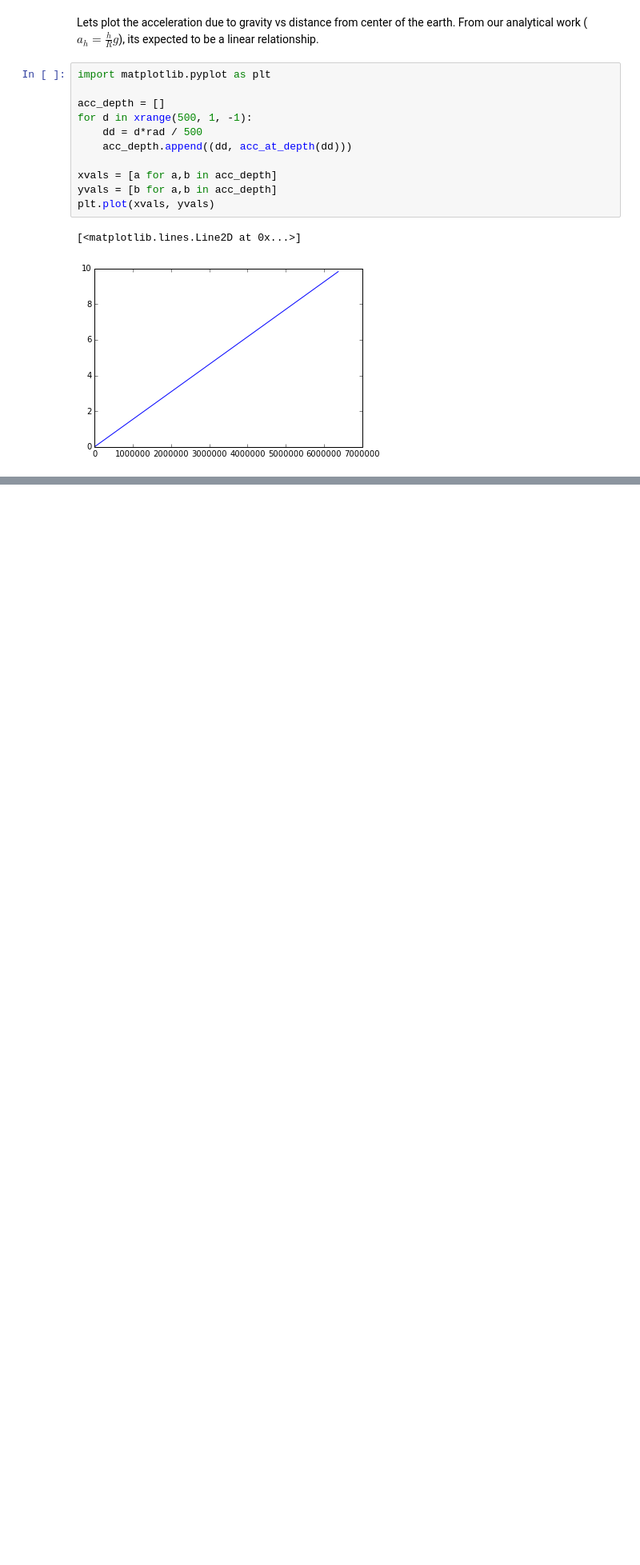
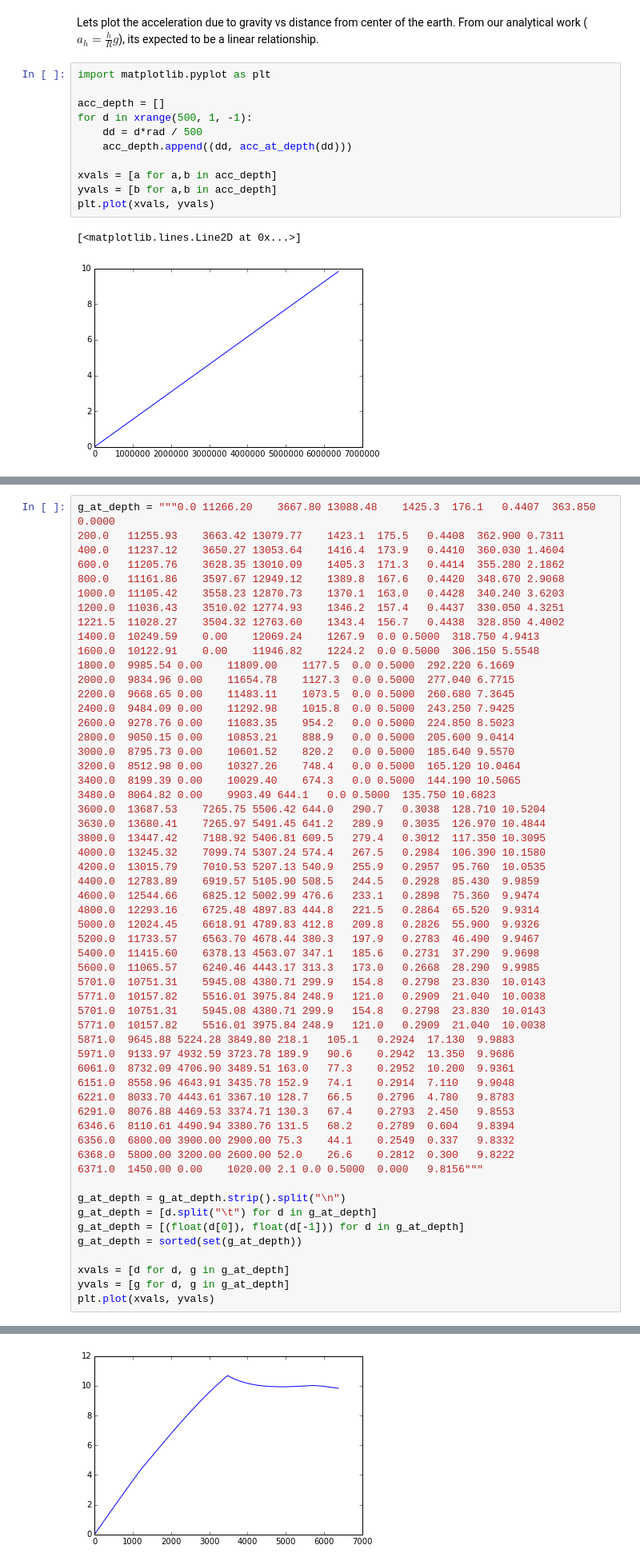
Before and after one commit to motleytech/pybook, a Jupyter notebook: books/Falling_through_the_earth.ipynb, the cells around one changed output, grey strips where cells are left out. Shown: that part at 80% size. Drawn from its saved outputs; the diff is of its cells as text; blank space fills up the shorter version.

```diff
--- a/books/Falling_through_the_earth.ipynb
+++ b/books/Falling_through_the_earth.ipynb
@@ -96,0 +86,57 @@ pp([(ds, tm, tm/60) for ds, tm in results])
+# %%
+g_at_depth = """0.0	11266.20	3667.80	13088.48	1425.3	176.1	0.4407	363.850	0.0000
+200.0	11255.93	3663.42	13079.77	1423.1	175.5	0.4408	362.900	0.7311
+400.0	11237.12	3650.27	13053.64	1416.4	173.9	0.4410	360.030	1.4604
+600.0	11205.76	3628.35	13010.09	1405.3	171.3	0.4414	355.280	2.1862
+800.0	11161.86	3597.67	12949.12	1389.8	167.6	0.4420	348.670	2.9068
+1000.0	11105.42	3558.23	12870.73	1370.1	163.0	0.4428	340.240	3.6203
+1200.0	11036.43	3510.02	12774.93	1346.2	157.4	0.4437	330.050	4.3251
+1221.5	11028.27	3504.32	12763.60	1343.4	156.7	0.4438	328.850	4.4002
+1400.0	10249.59	0.00	12069.24	1267.9	0.0	0.5000	318.750	4.9413
+1600.0	10122.91	0.00	11946.82	1224.2	0.0	0.5000	306.150	5.5548
+1800.0	9985.54	0.00	11809.00	1177.5	0.0	0.5000	292.220	6.1669
+2000.0	9834.96	0.00	11654.78	1127.3	0.0	0.5000	277.040	6.7715
+2200.0	9668.65	0.00	11483.11	1073.5	0.0	0.5000	260.680	7.3645
+2400.0	9484.09	0.00	11292.98	1015.8	0.0	0.5000	243.250	7.9425
+2600.0	9278.76	0.00	11083.35	954.2	0.0	0.5000	224.850	8.5023
+2800.0	9050.15	0.00	10853.21	888.9	0.0	0.5000	205.600	9.0414
+3000.0	8795.73	0.00	10601.52	820.2	0.0	0.5000	185.640	9.5570
+3200.0	8512.98	0.00	10327.26	748.4	0.0	0.5000	165.120	10.0464
+3400.0	8199.39	0.00	10029.40	674.3	0.0	0.5000	144.190	10.5065
+3480.0	8064.82	0.00	9903.49	644.1	0.0	0.5000	135.750	10.6823
+3600.0	13687.53	7265.75	5506.42	644.0	290.7	0.3038	128.710	10.5204
+3630.0	13680.41	7265.97	5491.45	641.2	289.9	0.3035	126.970	10.4844
+3800.0	13447.42	7188.92	5406.81	609.5	279.4	0.3012	117.350	10.3095
+4000.0	13245.32	7099.74	5307.24	574.4	267.5	0.2984	106.390	10.1580
+4200.0	13015.79	7010.53	5207.13	540.9	255.9	0.2957	95.760	10.0535
+4400.0	12783.89	6919.57	5105.90	508.5	244.5	0.2928	85.430	9.9859
+4600.0	12544.66	6825.12	5002.99	476.6	233.1	0.2898	75.360	9.9474
+4800.0	12293.16	6725.48	4897.83	444.8	221.5	0.2864	65.520	9.9314
+5000.0	12024.45	6618.91	4789.83	412.8	209.8	0.2826	55.900	9.9326
+5200.0	11733.57	6563.70	4678.44	380.3	197.9	0.2783	46.490	9.9467
+5400.0	11415.60	6378.13	4563.07	347.1	185.6	0.2731	37.290	9.9698
+5600.0	11065.57	6240.46	4443.17	313.3	173.0	0.2668	28.290	9.9985
+5701.0	10751.31	5945.08	4380.71	299.9	154.8	0.2798	23.830	10.0143
+5771.0	10157.82	5516.01	3975.84	248.9	121.0	0.2909	21.040	10.0038
+5701.0	10751.31	5945.08	4380.71	299.9	154.8	0.2798	23.830	10.0143
+5771.0	10157.82	5516.01	3975.84	248.9	121.0	0.2909	21.040	10.0038
+5871.0	9645.88	5224.28	3849.80	218.1	105.1	0.2924	17.130	9.9883
+5971.0	9133.97	4932.59	3723.78	189.9	90.6	0.2942	13.350	9.9686
+6061.0	8732.09	4706.90	3489.51	163.0	77.3	0.2952	10.200	9.9361
+6151.0	8558.96	4643.91	3435.78	152.9	74.1	0.2914	7.110	9.9048
+6221.0	8033.70	4443.61	3367.10	128.7	66.5	0.2796	4.780	9.8783
+6291.0	8076.88	4469.53	3374.71	130.3	67.4	0.2793	2.450	9.8553
+6346.6	8110.61	4490.94	3380.76	131.5	68.2	0.2789	0.604	9.8394
+6356.0	6800.00	3900.00	2900.00	75.3	44.1	0.2549	0.337	9.8332
+6368.0	5800.00	3200.00	2600.00	52.0	26.6	0.2812	0.300	9.8222
+6371.0	1450.00	0.00	1020.00	2.1	0.0	0.5000	0.000	9.8156"""
+
+g_at_depth = g_at_depth.strip().split("\n")
+g_at_depth = [d.split("\t") for d in g_at_depth]
+g_at_depth = [(float(d[0]), float(d[-1])) for d in g_at_depth]
+g_at_depth = sorted(set(g_at_depth))
+
+xvals = [d for d, g in g_at_depth]
+yvals = [g for d, g in g_at_depth]
+plt.plot(xvals, yvals)
+# %% [output]
@@ -96,0 +144 @@ pp([(ds, tm, tm/60) for ds, tm in results])
+[figure, added]
```
Also changed, not shown: parts of 6 cells of this notebook, 2 other files.
